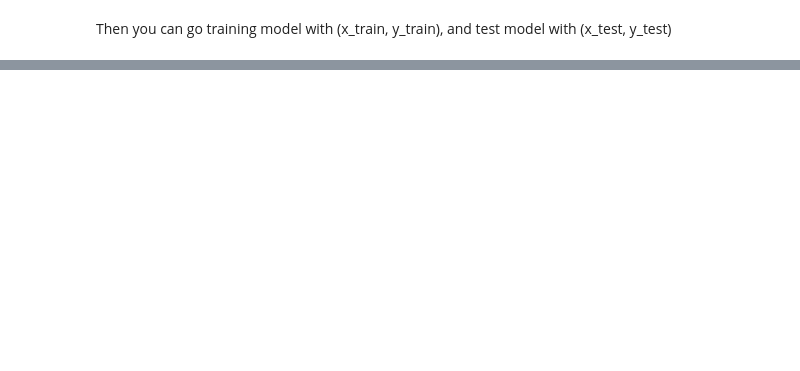
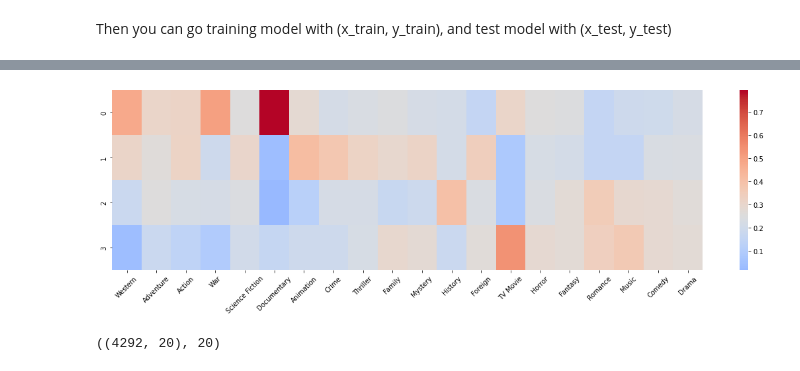
Before and after one commit to Jacobzzz0522/3u3-Project-2, a Jupyter notebook: project 2 Mark.ipynb, the cells around one changed output, grey strips where cells are left out. Drawn from its saved outputs; the diff is of its cells as text; code cells hidden in the pictures; blank space fills up the shorter version.

```diff
--- a/project 2 Mark.ipynb
+++ b/project 2 Mark.ipynb
@@ -271,0 +374,10 @@ df_train.head()
+# %%
+from sklearn.utils import resample
+resample_n = sum(df_train['bechdel_score']==3)
+resampled_X = []
+for score in range(4):
+    score_mask = df_train['bechdel_score'] == score
+    score_resampled = resample(df_train[score_mask], n_samples=resample_n)
+    resampled_X.append(score_resampled)
+df_resampled = pd.concat(resampled_X)
+df_resampled.shape, df_resampled['bechdel_score'].value_counts()
@@ -471,0 +566,33 @@ Naive: Loss- 1.38, Accuracy- 0.53, f1- 0.17
+# %%
+def get_corridcs(m: np.ndarray):
+    m[np.isnan(m)]=0
+    row_indices = np.arange(len(m))
+    num_cols = m.shape[1]
+    corrvals = np.empty(num_cols)
+    for j in range(num_cols):
+        corr, _ = pearsonr(m[:,j], row_indices)
+        if np.isnan(corr):
+            corr=0
+        corrvals[j]=corr
+    corridcs = np.argsort(corrvals)
+    return corridcs
+# %%
+plt.figure(figsize=(20,5))
+
+model = BernoulliNB()
+genre_cols_heatmap = sorted(genre_cols)
+model.fit(X[genre_cols_heatmap], y)
+col_labels = [unidecode(x.split('_')[-1]) for x in genre_cols_heatmap]
+col_labels = np.array(col_labels)
+genre_probs = model.feature_log_prob_
+genre_probs = softmax(genre_probs, axis=0)
+sort_idcs = get_corridcs(genre_probs)
+g=sns.heatmap(genre_probs[:, sort_idcs], xticklabels=col_labels[sort_idcs], cmap='coolwarm', center=0.25)
+g.set_xticklabels(col_labels[sort_idcs], rotation=45)
+plt.show()
+# %% [output]
+[figure, added]
+# %%
+X[genre_cols_heatmap].shape, len(genre_cols_heatmap)
+# %% [output]
+((4292, 20), 20)
```
Also changed, not shown: parts of 39 cells of this notebook, 5 other files.
